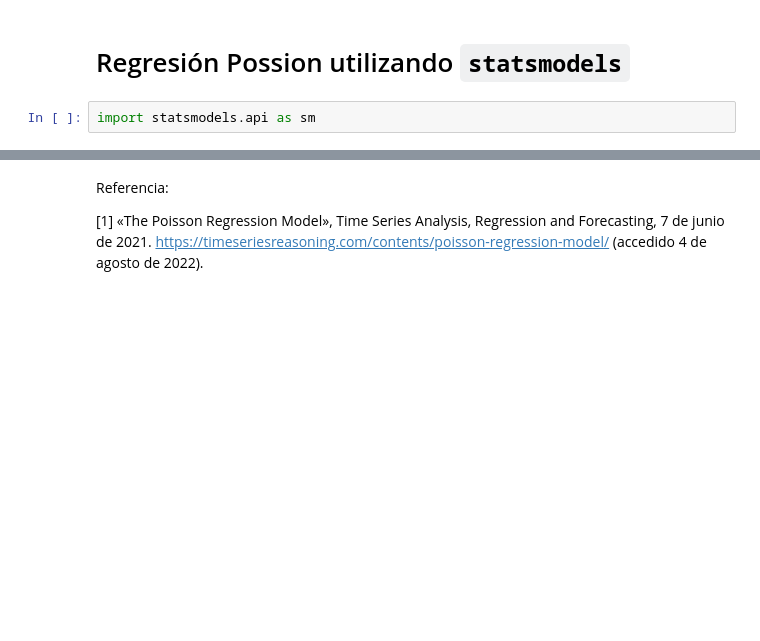
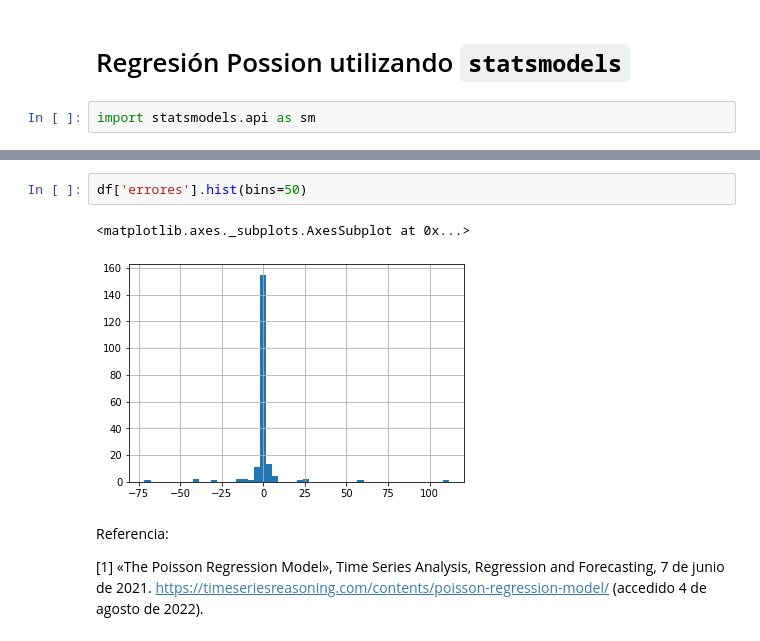
Before and after one commit to AnIsAsPe/Estadistica_y_Probabilidad_para-CD-, a Jupyter notebook: Semana3/Notebooks/Regresión_usando_máxima_verosimilitud.ipynb, the cells around one changed output, grey strips where cells are left out. Saved outputs shown, nothing was run; the diff lists cells and outputs as text; blank space fills up the shorter version.

```diff
--- a/Semana3/Notebooks/Regresión_usando_máxima_verosimilitud.ipynb
+++ b/Semana3/Notebooks/Regresión_usando_máxima_verosimilitud.ipynb
@@ -171,3 +165,8 @@ plt.show()
+# %%
+df['errores'].hist(bins=50)
+# %% [output]
+<matplotlib.axes._subplots.AxesSubplot at 0x...>
+[figure, added]
 # %% [markdown]
 Referencia:
 
```
Also changed, not shown: parts of 6 cells of this notebook.
